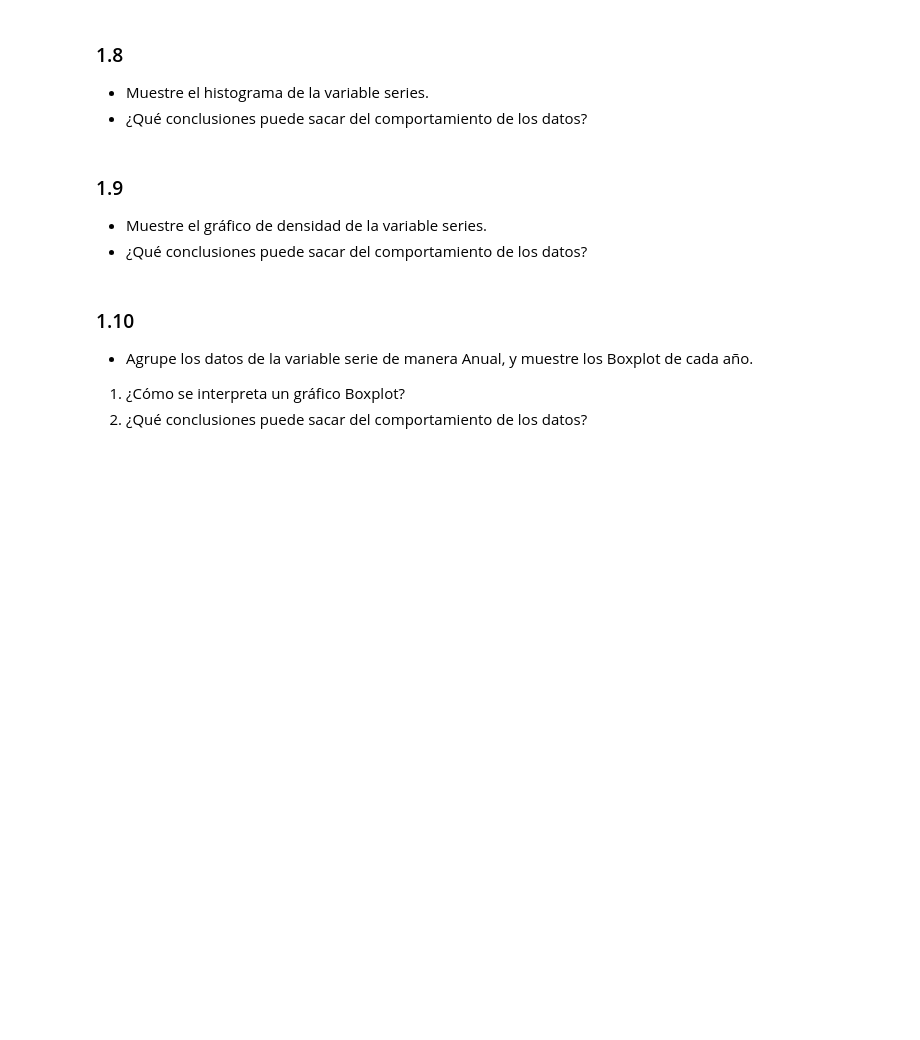
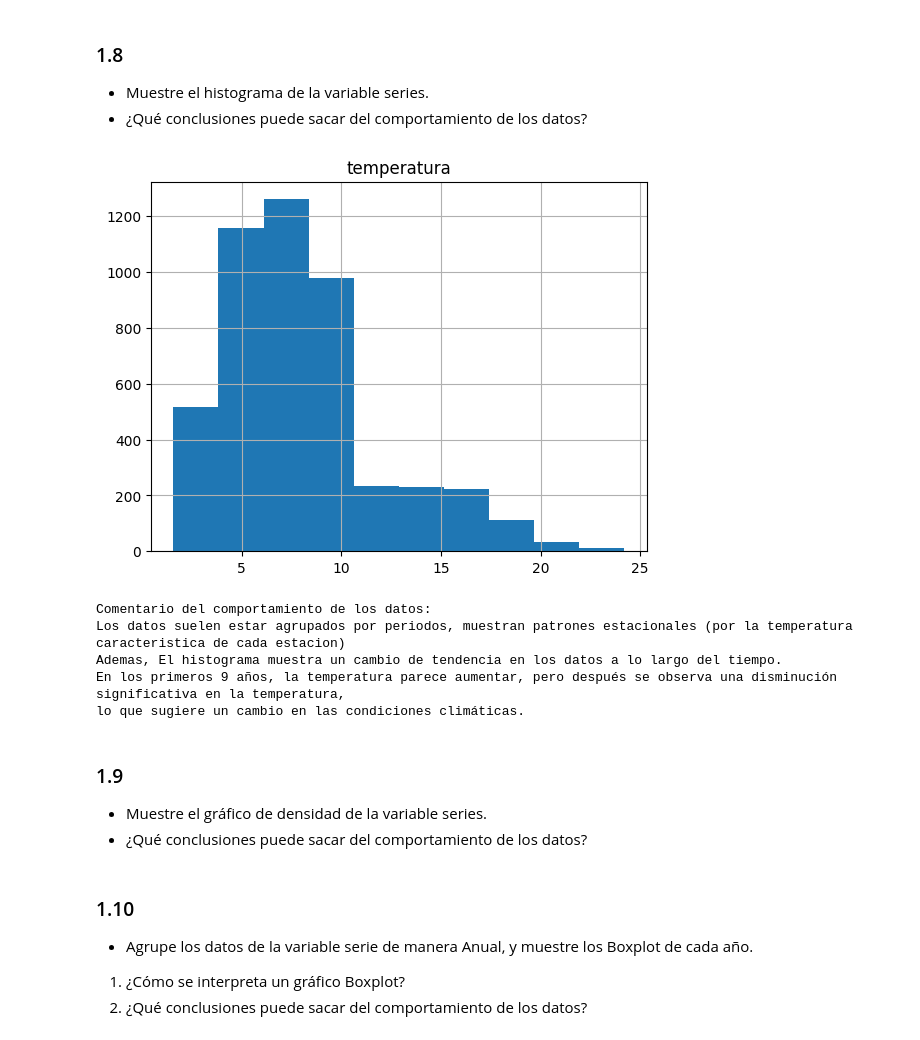
Before and after one commit to JeanPaulRF/Trabajos-IA, a Jupyter notebook: TP1/2023-2-Trabajo Practico_1.ipynb, the cells around one changed output. Cells and saved outputs as stored; diff of their text form; code cells hidden in the pictures; blank space fills up the shorter version.

```diff
--- a/TP1/2023-2-Trabajo Practico_1.ipynb
+++ b/TP1/2023-2-Trabajo Practico_1.ipynb
@@ -211,6 +245,25 @@ Tambien se observan picos o valores extremos de las temperaturas.
 ### 1.8
 - Muestre el histograma de la variable series.
 - ¿Qué conclusiones puede sacar del comportamiento de los datos?
+# %%
+series. hist()
+plt.show()
+
+comentario = """
+Comentario del comportamiento de los datos:
+Los datos suelen estar agrupados por periodos, muestran patrones estacionales (por la temperatura caracteristica de cada estacion)
+Ademas, El histograma muestra un cambio de tendencia en los datos a lo largo del tiempo.
+En los primeros 9 años, la temperatura parece aumentar, pero después se observa una disminución significativa en la temperatura,
+lo que sugiere un cambio en las condiciones climáticas.
+"""
+print(comentario)
+# %% [output]
+[figure, added]
+Comentario del comportamiento de los datos:
+Los datos suelen estar agrupados por periodos, muestran patrones estacionales (por la temperatura caracteristica de cada estacion)
+Ademas, El histograma muestra un cambio de tendencia en los datos a lo largo del tiempo.
+En los primeros 9 años, la temperatura parece aumentar, pero después se observa una disminución significativa en la temperatura,
+lo que sugiere un cambio en las condiciones climáticas.
 # %% [markdown]
 ### 1.9
 - Muestre el gráfico de densidad de la variable series.
```
Also changed, not shown: parts of 1 cell of this notebook.
